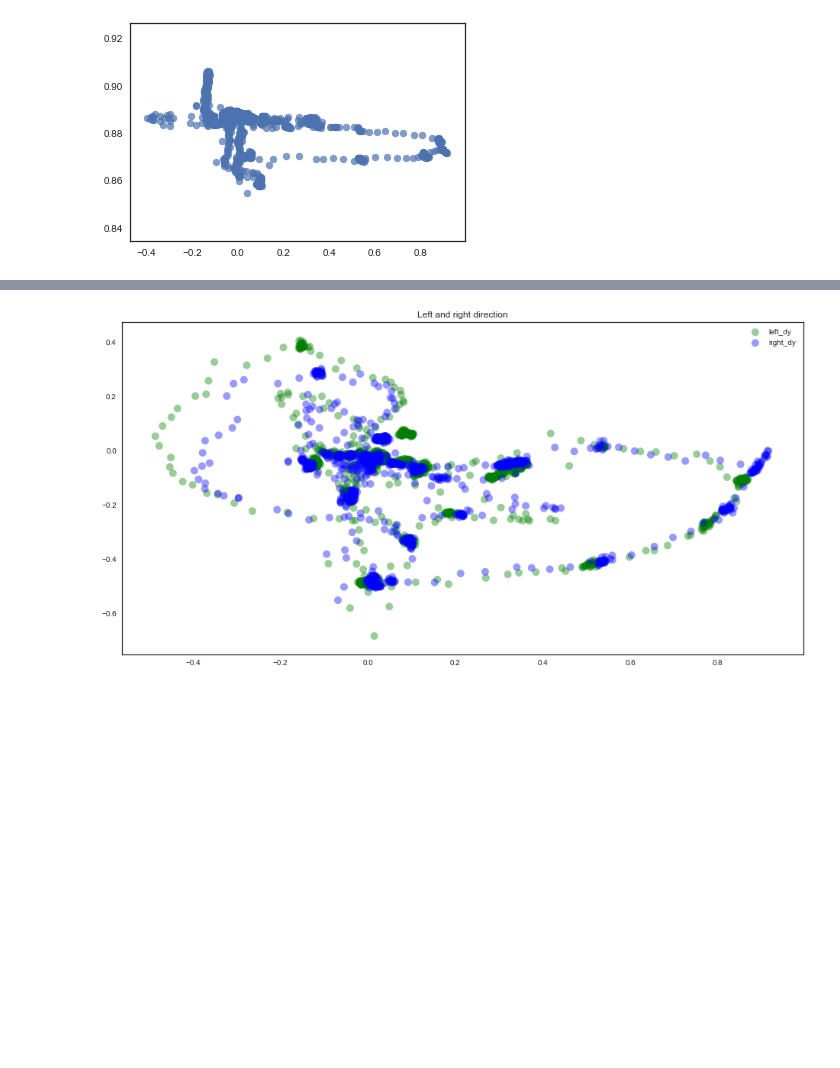
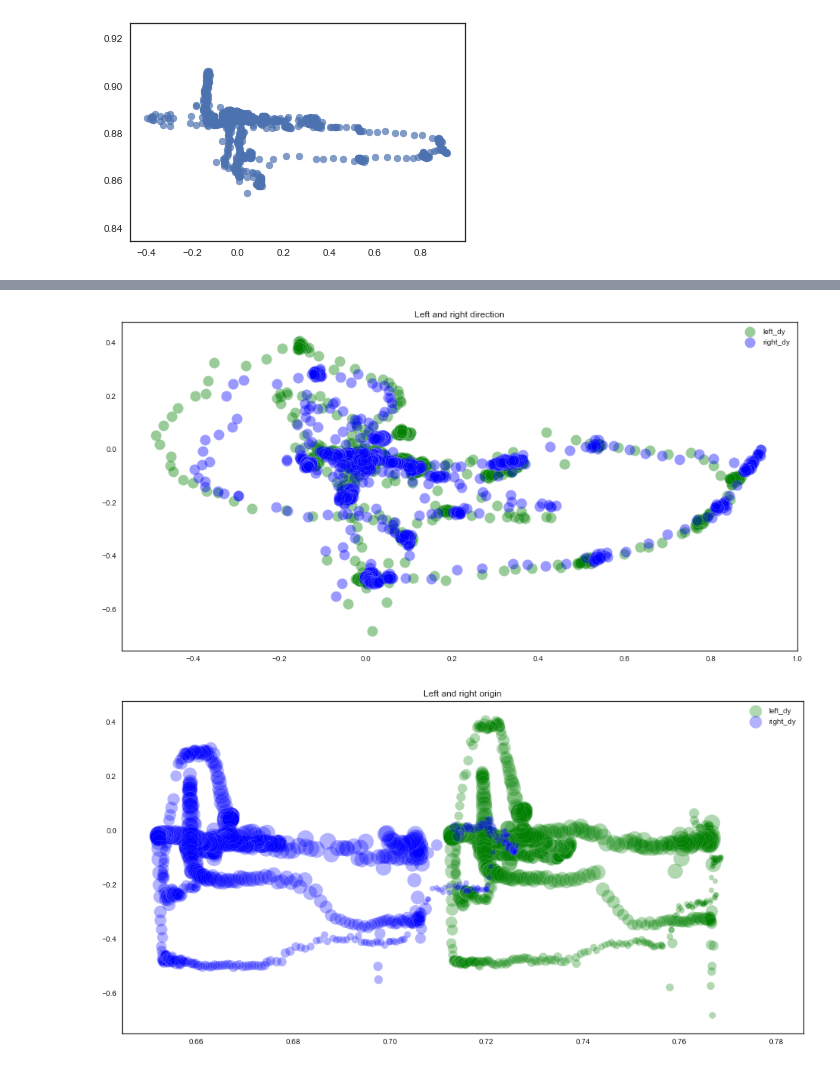
Before and after one commit to elmasyr/gaze, a Jupyter notebook: p2-gaze-xml-to-dict-to-pandas.ipynb, the cells around one changed output, grey strips where cells are left out. Cells and saved outputs as stored; diff of their text form; code cells hidden in the pictures; blank space fills up the shorter version.

```diff
--- a/p2-gaze-xml-to-dict-to-pandas.ipynb
+++ b/p2-gaze-xml-to-dict-to-pandas.ipynb
@@ -114,10 +128,28 @@ ax = fig.add_subplot(1, 1, 1)
 for data, color in zip(data, colors):
     x = df[data+'_dx']
     y = df[data+'_dy']
-    ax.scatter(x, y, alpha=0.4, c=color, edgecolors='none', s=100)
+    ax.scatter(x, y, alpha=0.4, c=color, edgecolors='w', s=200)
 
 plt.title('Left and right direction')
 plt.legend(loc=1)
 plt.savefig('gaze_data2_direction.png', format='png', dpi=300);
 # %% [output]
-[figure, old version]
+[figure, new version]
+# %%
+data = ('left', 'right')
+colors = ("green", "blue")
+
+fig = plt.figure(figsize=(16,8))
+ax = fig.add_subplot(1, 1, 1)
+
+for data, color in zip(data, colors):
+    x = df[data+'_ox']
+    y = df[data+'_dy']
+    z = df[data+'_ndz']
+    ax.scatter(x, y, alpha=0.3, c=color, edgecolors='w', s=50*z)
+
+plt.title('Left and right origin')
+plt.legend(loc=1)
+plt.savefig('gaze_data2_origin_z.png', format='png', dpi=300);
+# %% [output]
+[figure, added]
```
Also changed, not shown: parts of 20 cells of this notebook.
